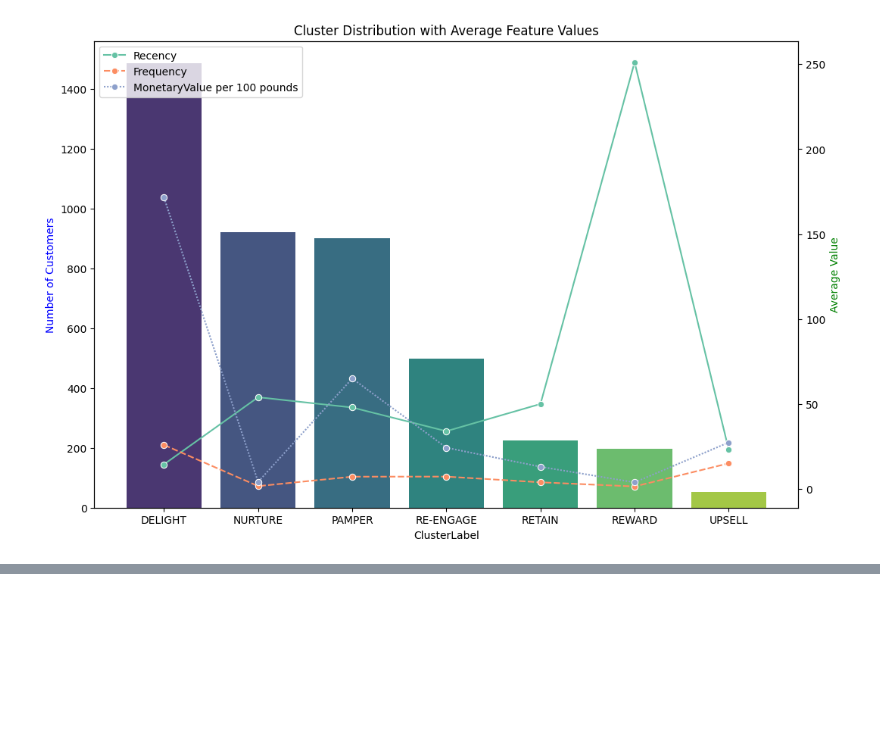
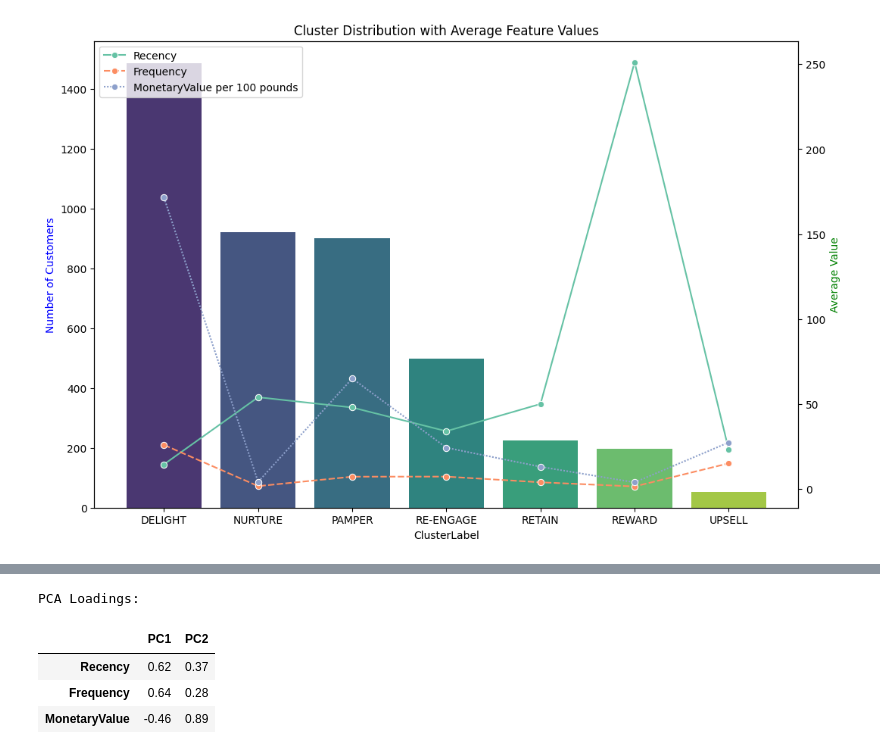
Before and after one commit to maryembencheikh/Customer-Segmentation-RFM, a Jupyter notebook: online-retail-clustering.ipynb, the cells around one changed output, grey strips where cells are left out. Saved outputs shown, nothing was run; the diff lists cells and outputs as text; code cells hidden in the pictures; blank space fills up the shorter version.

```diff
--- a/online-retail-clustering.ipynb
+++ b/online-retail-clustering.ipynb
@@ -782,0 +849,16 @@ plt.show()
+# %%
+# Get the PCA loadings
+loadings = pd.DataFrame(
+    pca.components_.T,
+    columns=["PC1", "PC2"],
+    index=["Recency", "Frequency", "MonetaryValue"]
+)
+
+print("PCA Loadings:")
+display(loadings)
+# %% [output]
+PCA Loadings:
+|  | PC1 | PC2 |
+| Recency | 0.62 | 0.37 |
+| Frequency | 0.64 | 0.28 |
+| MonetaryValue | -0.46 | 0.89 |
```
Also changed, not shown: parts of 5 cells of this notebook.
